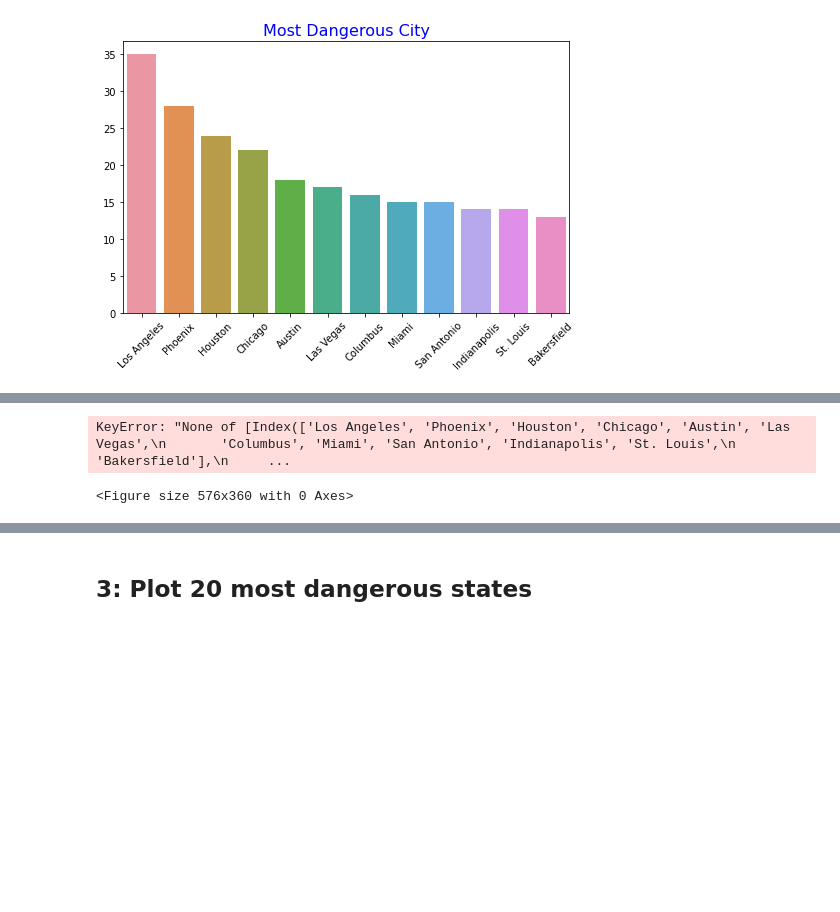
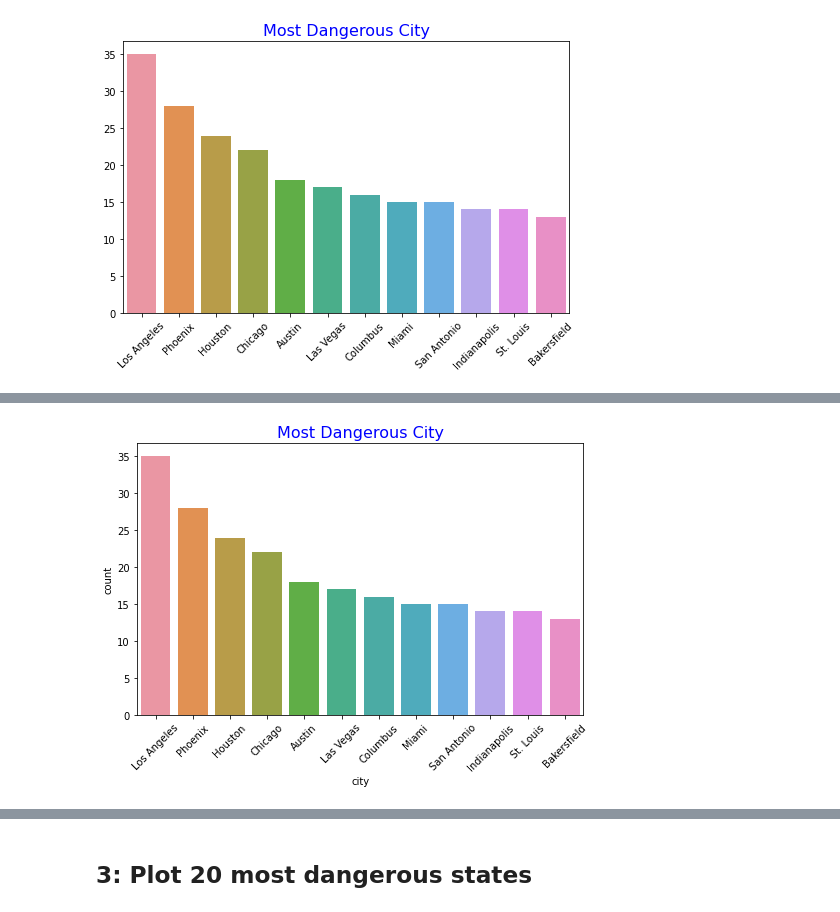
Before and after one commit to muhsinayaz/Assignment, a Jupyter notebook: 22-08-30/Assignment-2 (PoliceKillingUS-Seaborn) student.ipynb, the cells around one changed output, grey strips where cells are left out. Saved outputs shown, nothing was run; the diff lists cells and outputs as text; code cells hidden in the pictures; blank space fills up the shorter version.

```diff
--- a/22-08-30/Assignment-2 (PoliceKillingUS-Seaborn) student.ipynb
+++ b/22-08-30/Assignment-2 (PoliceKillingUS-Seaborn) student.ipynb
@@ -144,8 +130,7 @@ kill.groupby("city").count()
 # %%
 plt.figure(figsize=(8,5))
-sns.countplot(kill[most_dang_city.index])
+sns.countplot(x=kill["city"], order=kill.city.value_counts().iloc[:12].index)
 plt.xticks(rotation=45)
-plt.title("Most Dangerous City", color="b", size=16)
+plt.title("Most Dangerous City", color="b", size=16);
 # %% [output]
-KeyError: "None of [Index(['Los Angeles', 'Phoenix', 'Houston', 'Chicago', 'Austin', 'Las Vegas',\n       'Columbus', 'Miami', 'San Antonio', 'Indianapolis', 'St. Louis',\n       'Bakersfield'],\n     ...
-<Figure size 576x360 with 0 Axes>
+[figure, added]
```
Also changed, not shown: parts of 12 cells of this notebook.
